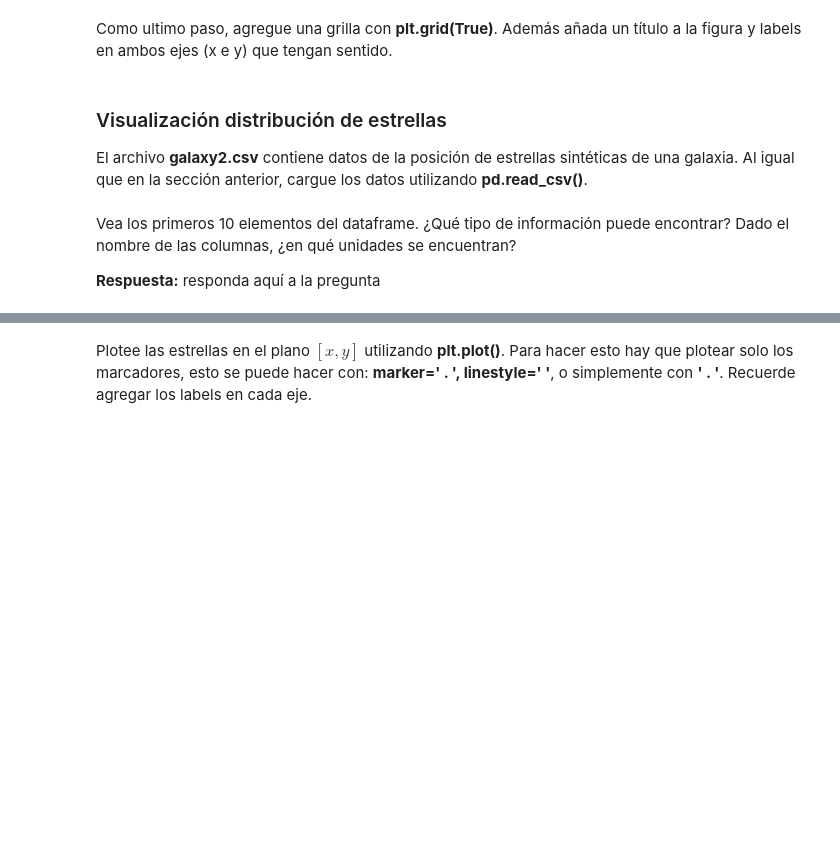
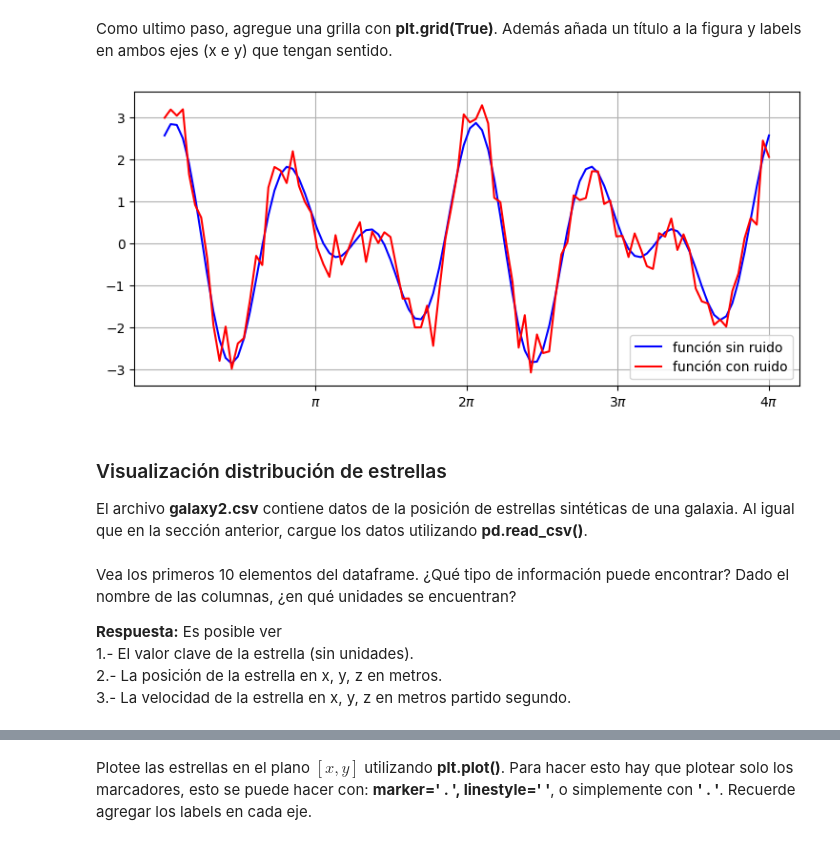
Before and after one commit to gustavocardoza/Tarea-1, a Jupyter notebook: Tarea_1.ipynb, the cells around one changed output, grey strips where cells are left out. Drawn from its saved outputs; the diff is of its cells as text; code cells hidden in the pictures; blank space fills up the shorter version.

```diff
--- a/Tarea_1.ipynb
+++ b/Tarea_1.ipynb
@@ -249,6 +427,29 @@ r'$\pi$'
 xticks_labels = [r'$\pi$', r'$2\pi$', r'$3\pi$', r'$4\pi$']
 # %% [markdown]
 Como ultimo paso, agregue una grilla con **plt.grid(True)**. Además añada un título a la figura y labels en ambos ejes (x e y) que tengan sentido.
+# %%
+# Tamaño de la figura
+plt.figure(figsize=(9, 4))
+
+# reescribir los valores de x como múltiplos de  π
+plt.xticks([np.pi, 2*np.pi, 3*np.pi, 4*np.pi],xticks_labels)
+
+
+# Línea para plotear función sin ruido
+
+plt.plot(x_values, f(x_values), color = 'blue', label = 'función sin ruido')
+
+# Línea para plotear función con ruido
+
+plt.plot(x_values, f(x_values) + ruido, color = 'red', label = 'función con ruido')
+
+# Leyenda
+plt.legend()
+
+# Cuadricula
+plt.grid(True)
+# %% [output]
+[figure, added]
 # %% [markdown]
 ### Visualización distribución de estrellas
 
@@ -258,4 +462,7 @@ El archivo **galaxy2.csv** contiene datos de la posición de estrellas sintétic
 # %% [markdown]
 Vea los primeros 10 elementos del dataframe. ¿Qué tipo de información puede encontrar? Dado el nombre de las columnas, ¿en qué unidades se encuentran?
 
-**Respuesta:** responda aquí a la pregunta
+**Respuesta:** Es posible ver
+1.- El valor clave de la estrella (sin unidades).
+2.- La posición de la estrella en x, y, z en metros.
+3.- La velocidad de la estrella en x, y, z en metros partido segundo.
```
Also changed, not shown: parts of 35 cells of this notebook.
